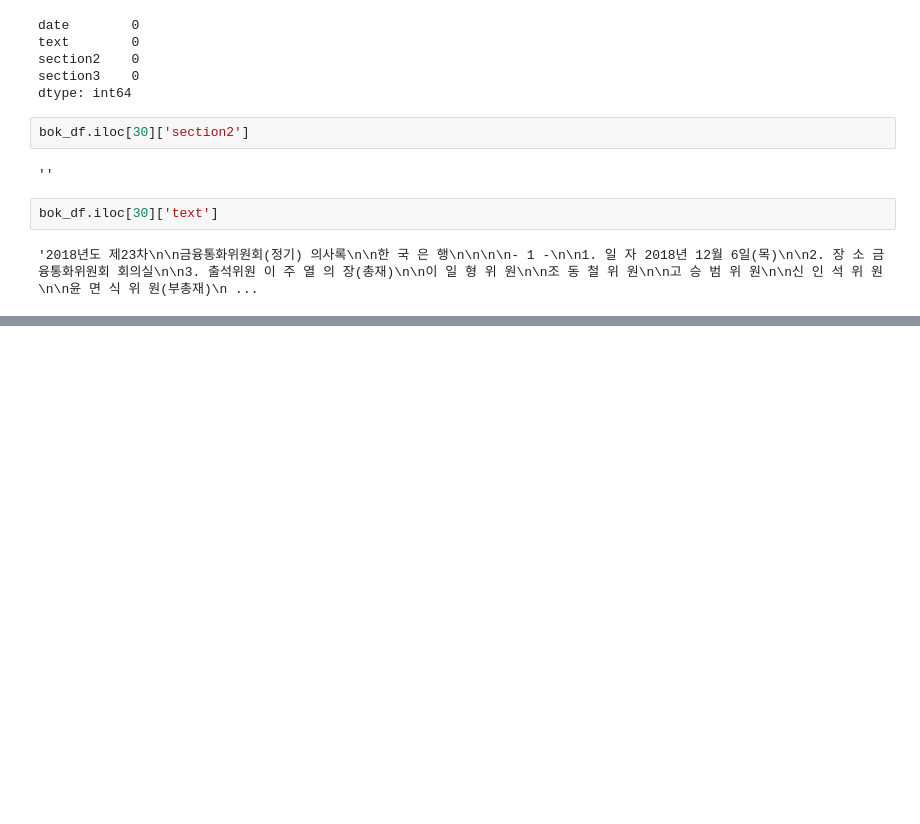
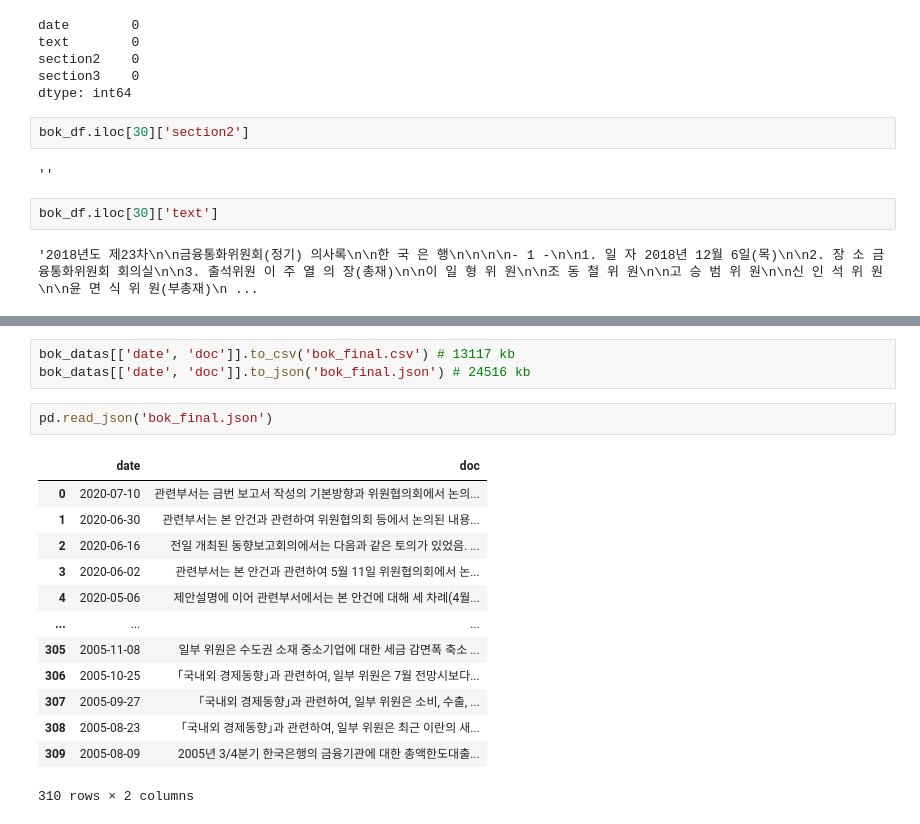
Before and after one commit to Dev-hottae/bok_project, a Jupyter notebook: bok_crawling/BOK_crawler.ipynb, the cells around one changed output, grey strips where cells are left out. Saved outputs shown, nothing was run; the diff lists cells and outputs as text; blank space fills up the shorter version.

```diff
--- a/bok_crawling/BOK_crawler.ipynb
+++ b/bok_crawling/BOK_crawler.ipynb
@@ -210,0 +341,19 @@ NameError: name 'dflkajsdlfjk' is not defined
+# %%
+bok_datas[['date', 'doc']].to_csv('bok_final.csv') # 13117 kb
+bok_datas[['date', 'doc']].to_json('bok_final.json') # 24516 kb
+# %%
+pd.read_json('bok_final.json')
+# %% [output]
+|  | date | doc |
+| 0 | 2020-07-10 | 관련부서는 금번 보고서 작성의 기본방향과 위원협의회에서 논의... |
+| 1 | 2020-06-30 | 관련부서는 본 안건과 관련하여 위원협의회 등에서 논의된 내용... |
+| 2 | 2020-06-16 | 전일 개최된 동향보고회의에서는 다음과 같은 토의가 있었음. ... |
+| 3 | 2020-06-02 | 관련부서는 본 안건과 관련하여 5월 11일 위원협의회에서 논... |
+| 4 | 2020-05-06 | 제안설명에 이어 관련부서에서는 본 안건에 대해 세 차례(4월... |
+| ... | ... | ... |
+| 305 | 2005-11-08 | 일부 위원은 수도권 소재 중소기업에 대한 세금 감면폭 축소 ... |
+| 306 | 2005-10-25 | ｢국내외 경제동향｣과 관련하여, 일부 위원은 7월 전망시보다... |
+| 307 | 2005-09-27 | ｢국내외 경제동향｣과 관련하여, 일부 위원은 소비, 수출, ... |
+| 308 | 2005-08-23 | ｢국내외 경제동향｣과 관련하여, 일부 위원은 최근 이란의 새... |
+| 309 | 2005-08-09 | 2005년 3/4분기 한국은행의 금융기관에 대한 총액한도대출... |
+310 rows × 2 columns
```
Also changed, not shown: parts of 23 cells of this notebook, 1 other file.
